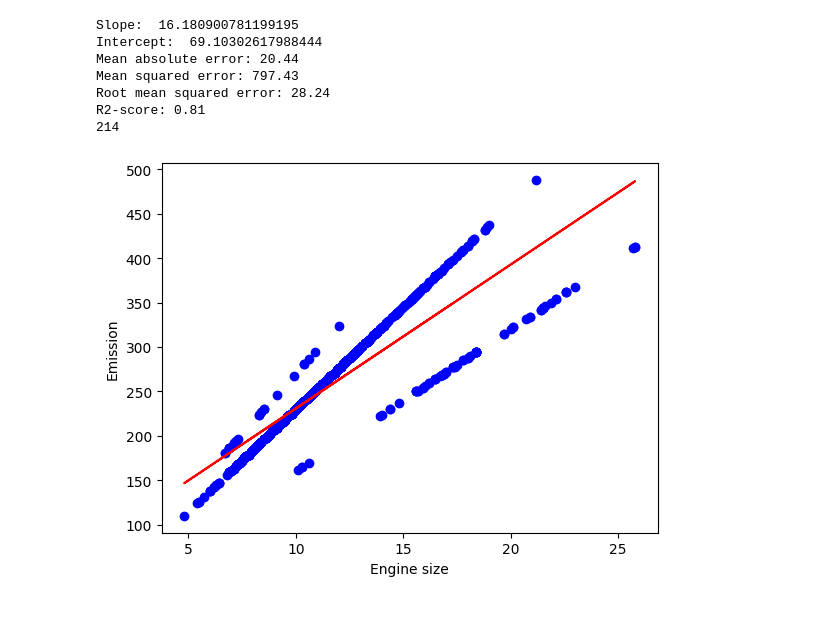
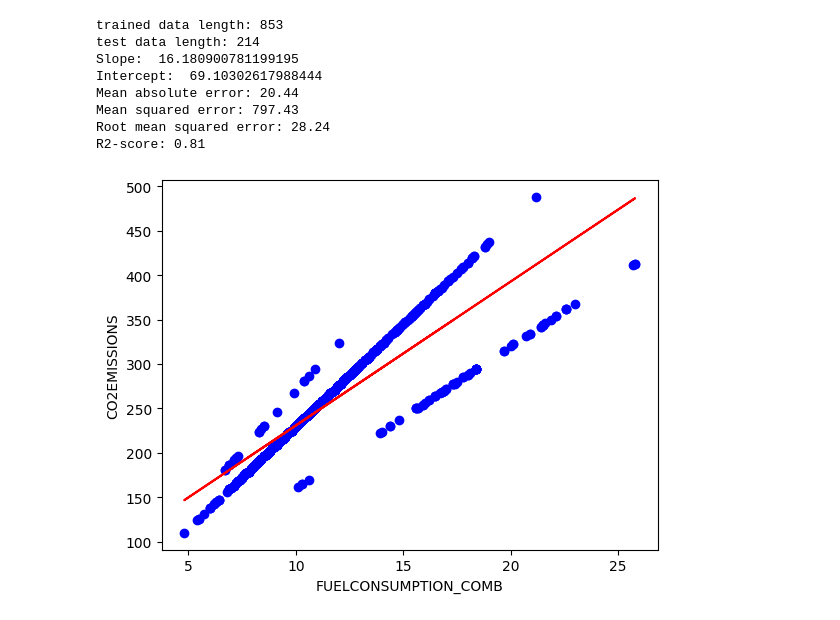
Before and after one commit to SaraHassaan/MachineLearningWithPython-Coursera, a Jupyter notebook: SimpleLinearRegressionModel.ipynb, the cells around one changed output. Saved outputs shown, nothing was run; the diff lists cells and outputs as text; code cells hidden in the pictures.

```diff
--- a/SimpleLinearRegressionModel.ipynb
+++ b/SimpleLinearRegressionModel.ipynb
@@ -37,13 +37,13 @@ def analysis(features_df):
 # %%
 ## Visualize model outputs
 #import matplotlib.pyplot as plt
-def visualize_trained_model(X_train, y_train, model):
+def visualize_trained_model(X_train, y_train, model, x_name, y_name):
   ##scatter is used to draw dots in the diagram
   plt.scatter(X_train, y_train,  color='blue')
   ##plot is used to draw our model equation
   plt.plot(X_train, model.coef_[0] * X_train + model.intercept_, '-r') #r color
-  plt.xlabel("Engine size")
-  plt.ylabel("Emission")
+  plt.xlabel(x_name)
+  plt.ylabel(y_name)
 # %%
 import matplotlib.pyplot as plt
 from sklearn import linear_model
@@ -95,33 +94,36 @@ df.sample(60)
 df.describe()
 #df[
 #    (df["FUELCONSUMPTION_COMB_MPG"] >= 52) &
  #   (df["FUELCONSUMPTION_COMB_MPG"] <= 60)
 #]
 
 ##Select features(most importnat features)
 features_df = df[['ENGINESIZE','CYLINDERS','FUELCONSUMPTION_COMB','CO2EMISSIONS']]
 #analysis(features_df)
 ##Extract engine size
 #x = features_df.ENGINESIZE.to_numpy()
 x = features_df.FUELCONSUMPTION_COMB.to_numpy()
 y = features_df.CO2EMISSIONS.to_numpy()
 ## Split data to be 20% test and train data 80%
 X_train, X_test, y_train, y_test = train_test_split(x,y,test_size=0.2,random_state=42)
+print("trained data length: %i" % len(X_train))
+print("test data length: %i" % len(X_test))
 
 model = train_regression_model(X_train, X_test, y_train, y_test)
 ## Print the coefficients
 ## Slope means if we change the input/feature(x) by 1 unit(liter), the output/dependent varible(y) would be changed by solpe valye
 print ('Slope: ', model.coef_[0]) # with simple linear regression there is only one coefficient, here we extract it from the 1 by 1 array.
 print ('Intercept: ', model.intercept_)
-visualize_trained_model(X_train, y_train, model)
+visualize_trained_model(X_train, y_train, model, "FUELCONSUMPTION_COMB", "CO2EMISSIONS")
 evaluate_model(X_test, y_test, model)
 #visualize_trained_model(X_test, y_test, model)
 # %% [output]
+trained data length: 853
+test data length: 214
 Slope:  16.180900781199195
 Intercept:  69.10302617988444
 Mean absolute error: 20.44
 Mean squared error: 797.43
 Root mean squared error: 28.24
 R2-score: 0.81
-214
-[figure, old version]
+[figure, new version]
```
Also changed, not shown: parts of 1 cell of this notebook.
